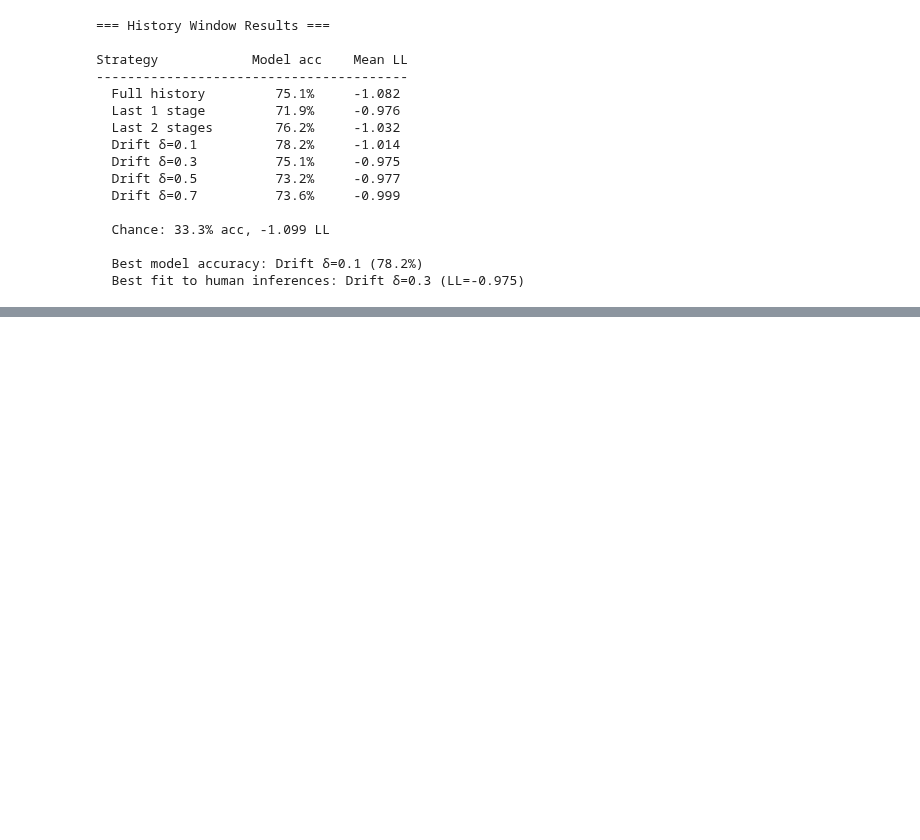
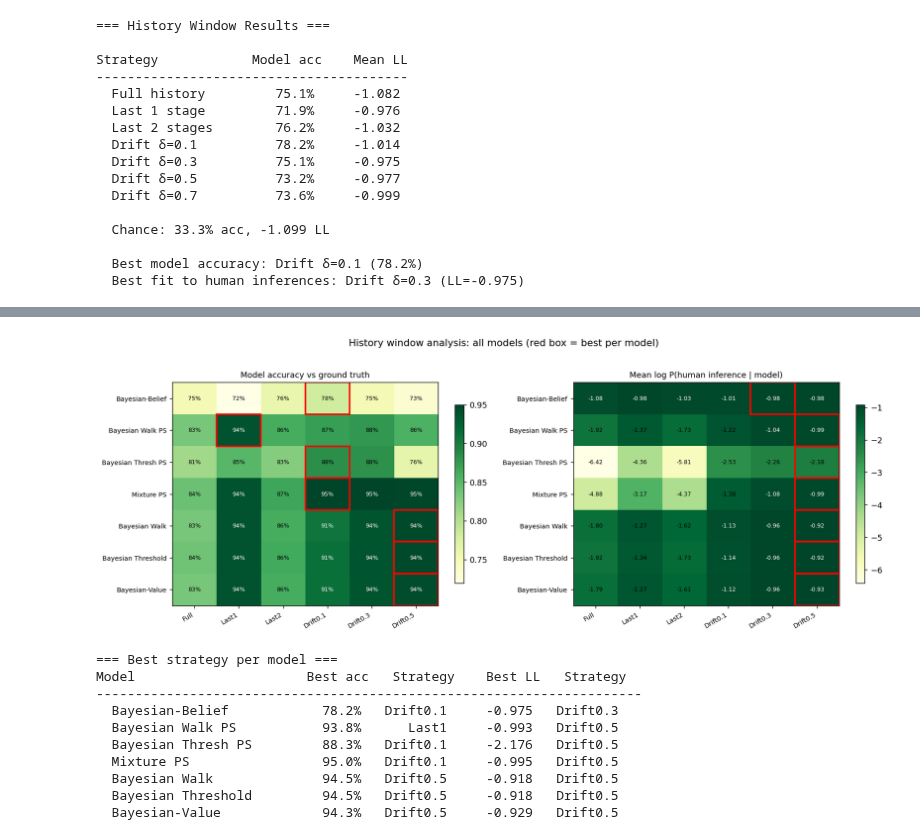
Before and after one commit to jolow99/bayesian-role-specialization, a Jupyter notebook: analysis/experiments/2026-04-02-inference-comparison/analysis.ipynb, the cells around one changed output, grey strips where cells are left out. Cells and saved outputs as stored; diff of their text form; code cells hidden in the pictures; blank space fills up the shorter version.

```diff
--- a/analysis/experiments/2026-04-02-inference-comparison/analysis.ipynb
+++ b/analysis/experiments/2026-04-02-inference-comparison/analysis.ipynb
@@ -860,0 +841,71 @@ Strategy            Model acc    Mean LL
+# %%
+# Load pre-computed results from all models x all strategies
+with open(OUT_DIR / "history_all_models.json") as f:
+    all_hist = json.load(f)
+
+hist_df = pd.DataFrame(all_hist)
+
+# === Figure 5: Heatmap of accuracy across models x strategies ===
+fig, axes = plt.subplots(1, 2, figsize=(14, 5))
+
+models = hist_df["model"].unique()
+strats = ["Full", "Last1", "Last2", "Drift0.1", "Drift0.3", "Drift0.5"]
+
+for ax_idx, (metric, title, fmt, cmap) in enumerate([
+    ("acc", "Model accuracy vs ground truth", ".0%", "YlGn"),
+    ("ll", "Mean log P(human inference | model)", ".2f", "YlGn"),
+]):
+    ax = axes[ax_idx]
+    data = np.zeros((len(models), len(strats)))
+    for i, m in enumerate(models):
+        for j, s in enumerate(strats):
+            row = hist_df[(hist_df.model == m) & (hist_df.strategy == s)]
+            data[i, j] = row[metric].values[0] if len(row) > 0 else np.nan
+
+    im = ax.imshow(data, cmap=cmap, aspect="auto")
+    ax.set_xticks(range(len(strats)))
+    ax.set_xticklabels(strats, fontsize=8, rotation=30, ha="right")
+    ax.set_yticks(range(len(models)))
+    ax.set_yticklabels(models, fontsize=8)
+    ax.set_title(title, fontsize=10)
+
+    for i in range(len(models)):
+        for j in range(len(strats)):
+            v = data[i, j]
+            if not np.isnan(v):
+                txt = f"{v:{fmt}}"
+                color = "white" if (metric == "acc" and v > 0.9) or (metric == "ll" and v > -1.2) else "black"
+                ax.text(j, i, txt, ha="center", va="center", fontsize=7, color=color)
+
+    # Mark best per model
+    for i in range(len(models)):
+        best_j = int(np.nanargmax(data[i, :]))
+        ax.add_patch(plt.Rectangle((best_j-0.5, i-0.5), 1, 1, fill=False, edgecolor="red", linewidth=2))
+    plt.colorbar(im, ax=ax, shrink=0.8)
+
+plt.suptitle("History window analysis: all models (red box = best per model)", fontsize=12, y=1.02)
+plt.tight_layout()
+plt.savefig(OUT_DIR / "fig5_all_models_history.png", dpi=150, bbox_inches="tight")
+plt.show()
+
+# Print best strategy per model
+print("\n=== Best strategy per model ===")
+print(f"{"Model":<22} {"Best acc":>12} {"Strategy":>10} {"Best LL":>10} {"Strategy":>10}")
+print("-" * 70)
+for m in models:
+    sub = hist_df[hist_df.model == m]
+    best_acc = sub.loc[sub.acc.idxmax()]
+    best_ll = sub.loc[sub.ll.idxmax()]
+    print(f"  {m:<20} {best_acc.acc:>11.1%} {best_acc.strategy:>10} {best_ll.ll:>10.3f} {best_ll.strategy:>10}")
+# %% [output]
+[figure, added]
+=== Best strategy per model ===
+Model                      Best acc   Strategy    Best LL   Strategy
+----------------------------------------------------------------------
+  Bayesian-Belief            78.2%   Drift0.1     -0.975   Drift0.3
+  Bayesian Walk PS           93.8%      Last1     -0.993   Drift0.5
+  Bayesian Thresh PS         88.3%   Drift0.1     -2.176   Drift0.5
+  Mixture PS                 95.0%   Drift0.1     -0.995   Drift0.5
+  Bayesian Walk              94.5%   Drift0.5     -0.918   Drift0.5
+  Bayesian Threshold         94.5%   Drift0.5     -0.918   Drift0.5
+  Bayesian-Value             94.3%   Drift0.5     -0.929   Drift0.5
```
Also changed, not shown: parts of 2 cells of this notebook, 2 other files.
